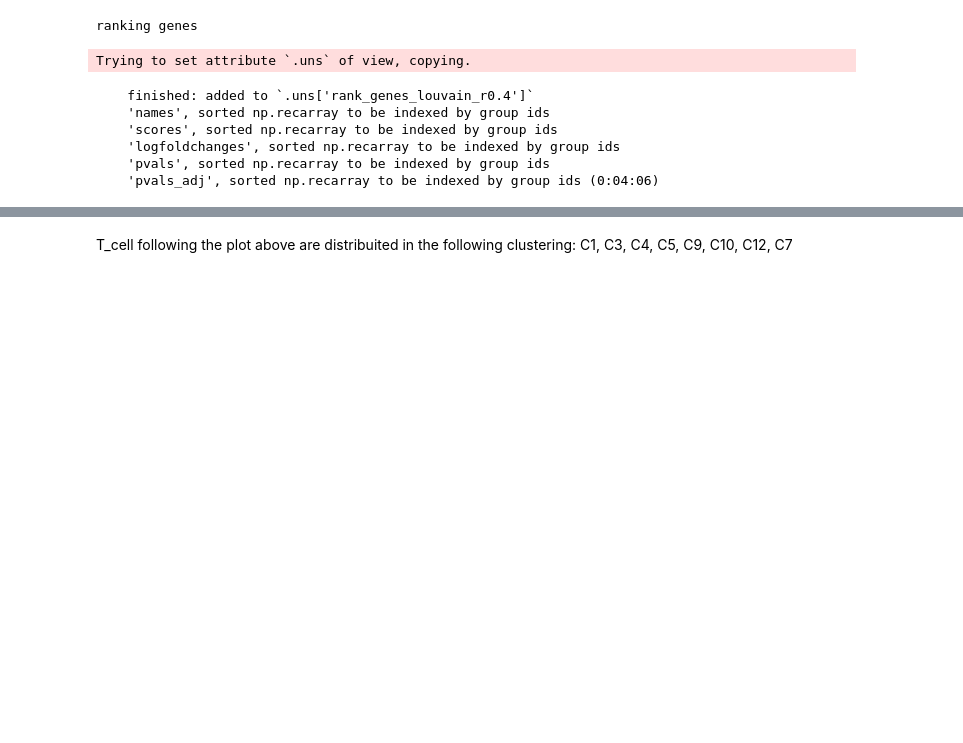
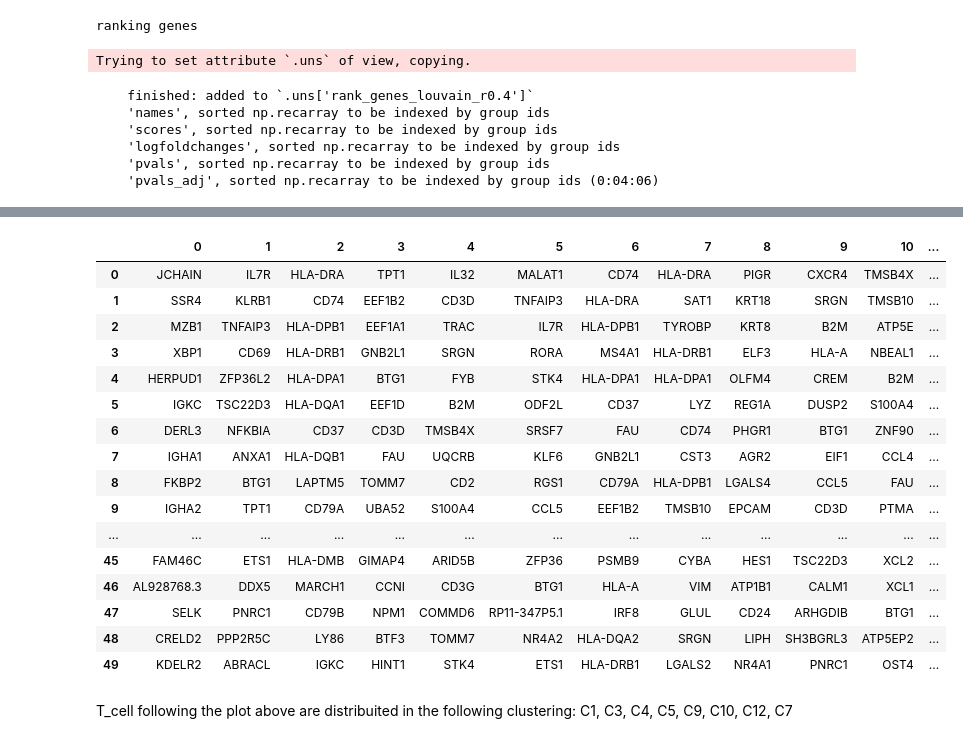
Before and after one commit to luglilab/SP028_Autoimmunity, a Jupyter notebook: IBD_QC_filtering_clustering.ipynb, the cells around one changed output, grey strips where cells are left out. Drawn from its saved outputs; the diff is of its cells as text; code cells hidden in the pictures; blank space fills up the shorter version.

```diff
--- a/IBD_QC_filtering_clustering.ipynb
+++ b/IBD_QC_filtering_clustering.ipynb
@@ -385,6 +385,26 @@ gsheetUrl="https://docs.google.com/spreadsheets/d/1ZR0sz25orRFBoHh3DmOEDDtx-JhEU
 display(IFrame(gsheetUrl, width=1000, height=400))
 # %% [output]
 [interactive output not drawn]
+# %%
+pd.DataFrame(adata_ibd.uns['rank_genes_louvain_r0.4']['names']).head(50)
+# %% [output]
+|  | 0 | 1 | 2 | 3 | 4 | 5 | 6 | 7 | 8 | 9 | 10 | ... |
+| 0 | JCHAIN | IL7R | HLA-DRA | TPT1 | IL32 | MALAT1 | CD74 | HLA-DRA | PIGR | CXCR4 | TMSB4X | ... |
+| 1 | SSR4 | KLRB1 | CD74 | EEF1B2 | CD3D | TNFAIP3 | HLA-DRA | SAT1 | KRT18 | SRGN | TMSB10 | ... |
+| 2 | MZB1 | TNFAIP3 | HLA-DPB1 | EEF1A1 | TRAC | IL7R | HLA-DPB1 | TYROBP | KRT8 | B2M | ATP5E | ... |
+| 3 | XBP1 | CD69 | HLA-DRB1 | GNB2L1 | SRGN | RORA | MS4A1 | HLA-DRB1 | ELF3 | HLA-A | NBEAL1 | ... |
+| 4 | HERPUD1 | ZFP36L2 | HLA-DPA1 | BTG1 | FYB | STK4 | HLA-DPA1 | HLA-DPA1 | OLFM4 | CREM | B2M | ... |
+| 5 | IGKC | TSC22D3 | HLA-DQA1 | EEF1D | B2M | ODF2L | CD37 | LYZ | REG1A | DUSP2 | S100A4 | ... |
+| 6 | DERL3 | NFKBIA | CD37 | CD3D | TMSB4X | SRSF7 | FAU | CD74 | PHGR1 | BTG1 | ZNF90 | ... |
+| 7 | IGHA1 | ANXA1 | HLA-DQB1 | FAU | UQCRB | KLF6 | GNB2L1 | CST3 | AGR2 | EIF1 | CCL4 | ... |
+| 8 | FKBP2 | BTG1 | LAPTM5 | TOMM7 | CD2 | RGS1 | CD79A | HLA-DPB1 | LGALS4 | CCL5 | FAU | ... |
+| 9 | IGHA2 | TPT1 | CD79A | UBA52 | S100A4 | CCL5 | EEF1B2 | TMSB10 | EPCAM | CD3D | PTMA | ... |
+| ... | ... | ... | ... | ... | ... | ... | ... | ... | ... | ... | ... | ... |
+| 45 | FAM46C | ETS1 | HLA-DMB | GIMAP4 | ARID5B | ZFP36 | PSMB9 | CYBA | HES1 | TSC22D3 | XCL2 | ... |
+| 46 | AL928768.3 | DDX5 | MARCH1 | CCNI | CD3G | BTG1 | HLA-A | VIM | ATP1B1 | CALM1 | XCL1 | ... |
+| 47 | SELK | PNRC1 | CD79B | NPM1 | COMMD6 | RP11-347P5.1 | IRF8 | GLUL | CD24 | ARHGDIB | BTG1 | ... |
+| 48 | CRELD2 | PPP2R5C | LY86 | BTF3 | TOMM7 | NR4A2 | HLA-DQA2 | SRGN | LIPH | SH3BGRL3 | ATP5EP2 | ... |
+| 49 | KDELR2 | ABRACL | IGKC | HINT1 | STK4 | ETS1 | HLA-DRB1 | LGALS2 | NR4A1 | PNRC1 | OST4 | ... |
 # %% [markdown]
 T_cell following the plot above are distribuited in the following clustering:
 C1, C3, C4, C5, C9, C10, C12, C7
```
